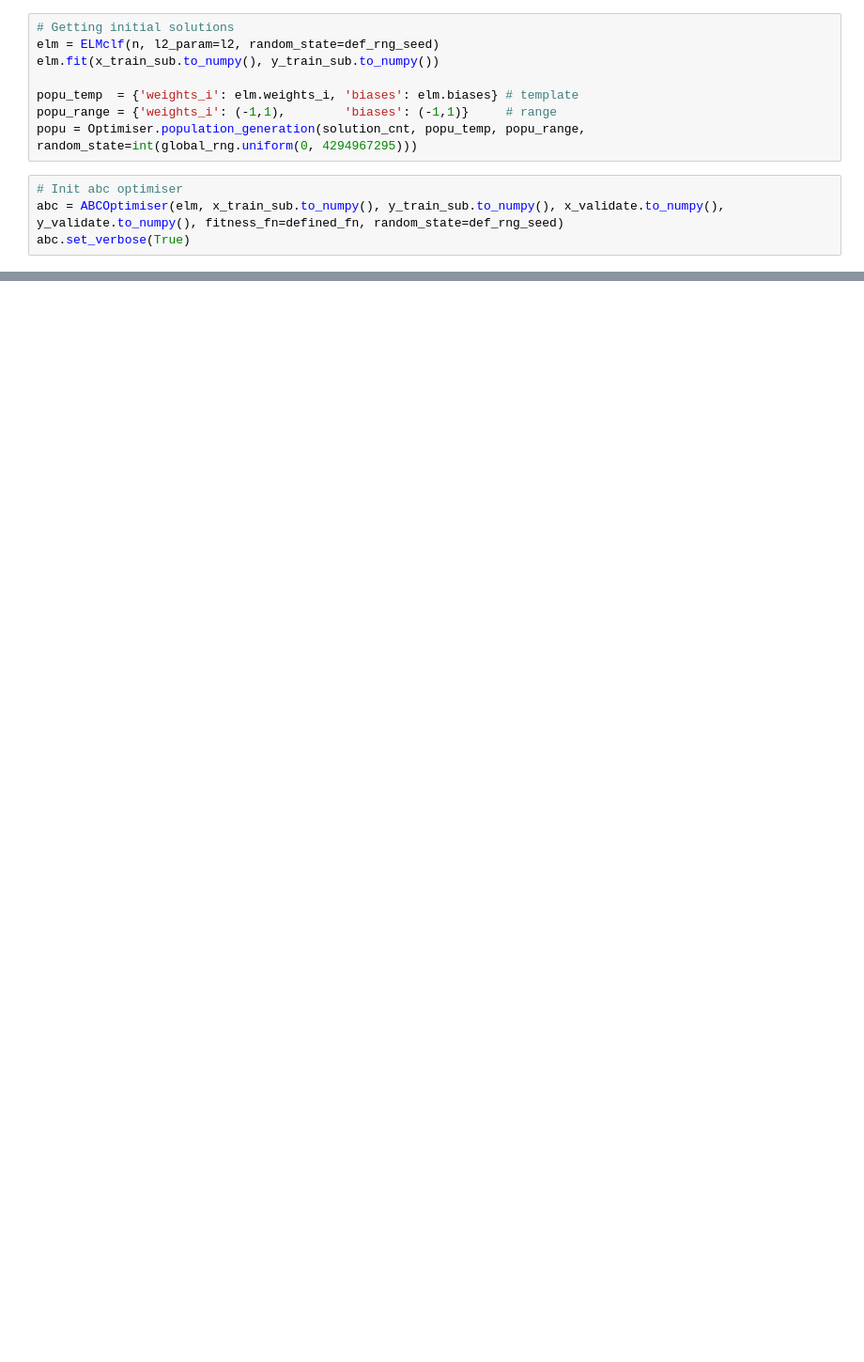
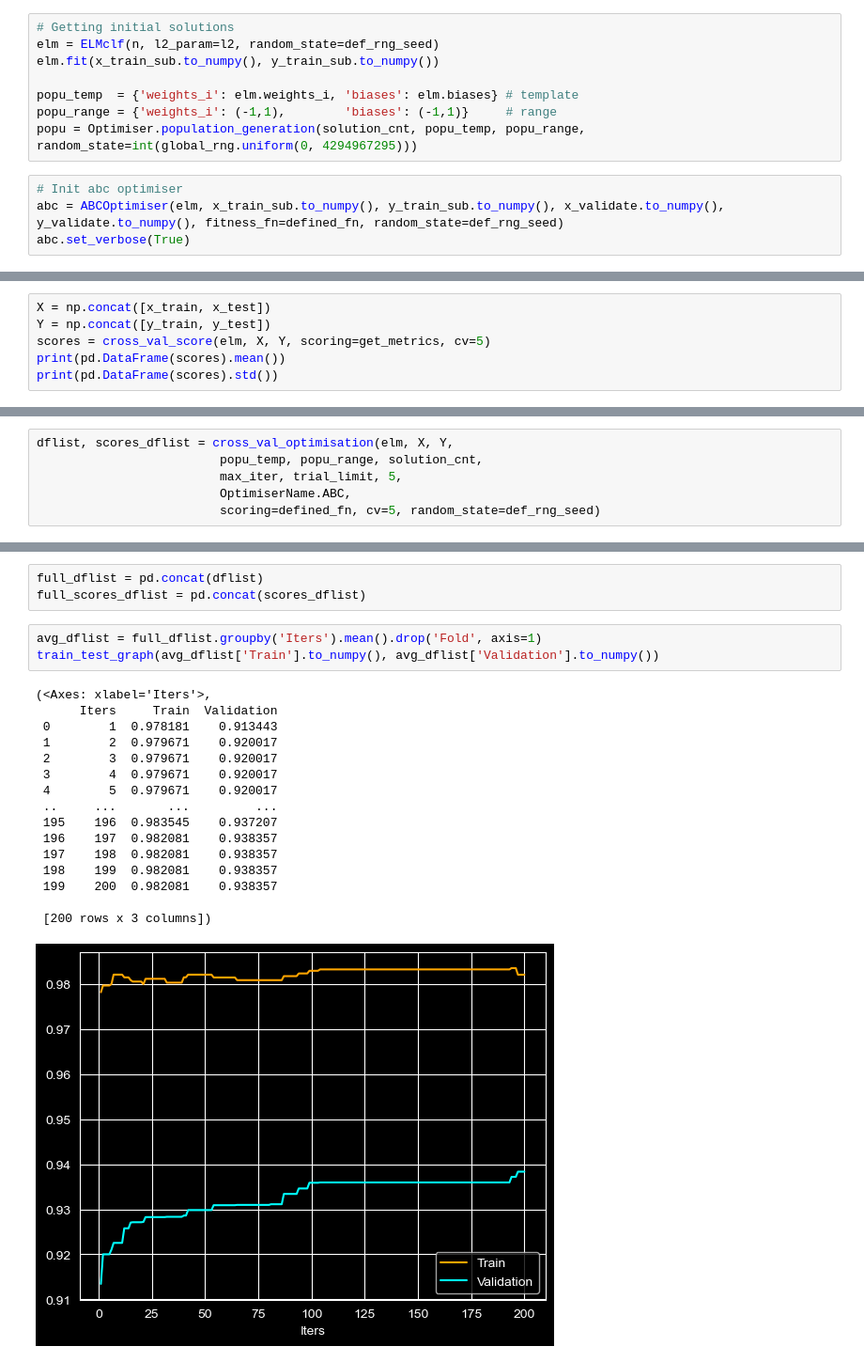
Before and after one commit to QY-Ver0/ELM-for-thyroid, a Jupyter notebook: Optimisation.ipynb, the cells around one changed output, grey strips where cells are left out. Shown at 94% size. Drawn from its saved outputs; the diff is of its cells as text; blank space fills up the shorter version.

```diff
--- a/Optimisation.ipynb
+++ b/Optimisation.ipynb
@@ -116,0 +110,6 @@ Original Test Results:
+# %%
+X = np.concat([x_train, x_test])
+Y = np.concat([y_train, y_test])
+scores = cross_val_score(elm, X, Y, scoring=get_metrics, cv=5)
+print(pd.DataFrame(scores).mean())
+print(pd.DataFrame(scores).std())
@@ -159,0 +156,6 @@ dtype: float64
+# %%
+dflist, scores_dflist = cross_val_optimisation(elm, X, Y,
+                         popu_temp, popu_range, solution_cnt,
+                         max_iter, trial_limit, 5,
+                         OptimiserName.ABC,
+                         scoring=defined_fn, cv=5, random_state=def_rng_seed)
@@ -159,0 +178,23 @@ dtype: float64
+# %%
+full_dflist = pd.concat(dflist)
+full_scores_dflist = pd.concat(scores_dflist)
+# %%
+avg_dflist = full_dflist.groupby('Iters').mean().drop('Fold', axis=1)
+train_test_graph(avg_dflist['Train'].to_numpy(), avg_dflist['Validation'].to_numpy())
+# %% [output]
+(<Axes: xlabel='Iters'>,
+      Iters     Train  Validation
+ 0        1  0.978181    0.913443
+ 1        2  0.979671    0.920017
+ 2        3  0.979671    0.920017
+ 3        4  0.979671    0.920017
+ 4        5  0.979671    0.920017
+ ..     ...       ...         ...
+ 195    196  0.983545    0.937207
+ 196    197  0.982081    0.938357
+ 197    198  0.982081    0.938357
+ 198    199  0.982081    0.938357
+ 199    200  0.982081    0.938357
+
+ [200 rows x 3 columns])
+[figure, added]
```
Also changed, not shown: parts of 37 cells of this notebook, 5 other files.
